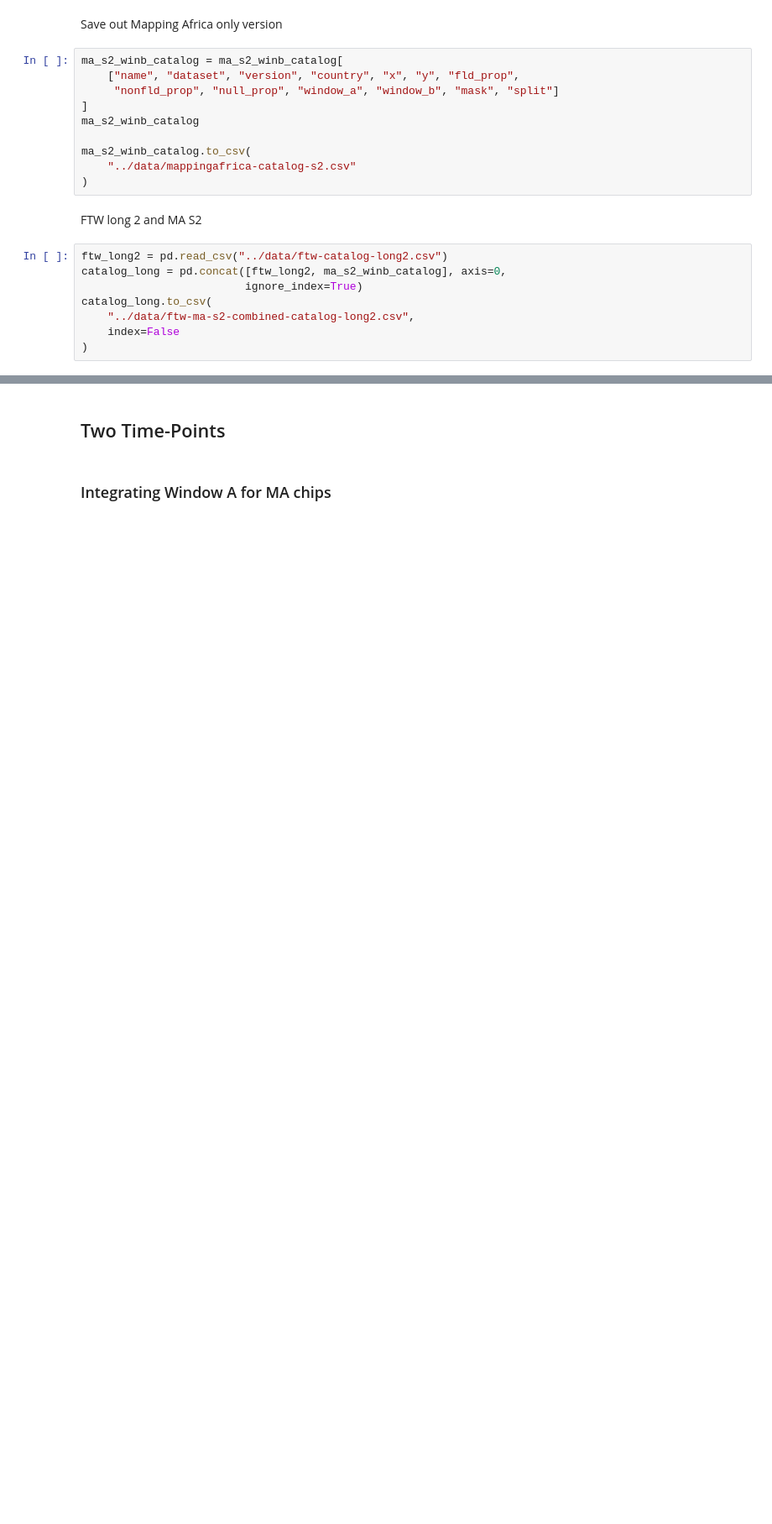
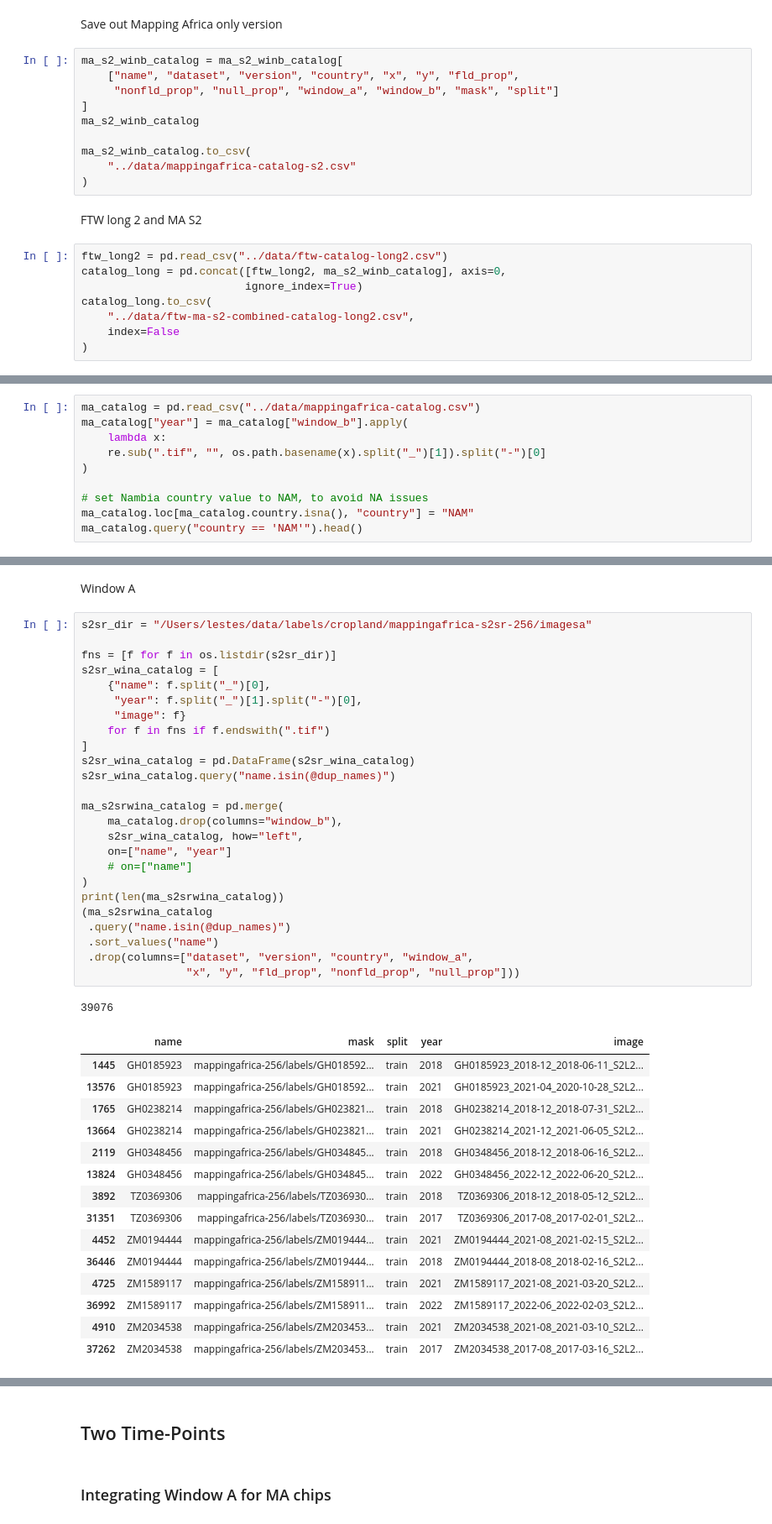
Before and after one commit to agroimpacts/ftw-mappingafrica-integration, a Jupyter notebook: notebooks/setup-experiments.ipynb, the cells around one changed output, grey strips where cells are left out. Shown at 84% size. Cells and saved outputs as stored; diff of their text form; blank space fills up the shorter version.

Commit message:
S2SR catalogs added

```diff
--- a/notebooks/setup-experiments.ipynb
+++ b/notebooks/setup-experiments.ipynb
@@ -438,0 +445,10 @@ catalog_long.to_csv(
+# %%
+ma_catalog = pd.read_csv("../data/mappingafrica-catalog.csv")
+ma_catalog["year"] = ma_catalog["window_b"].apply(
+    lambda x:
+    re.sub(".tif", "", os.path.basename(x).split("_")[1]).split("-")[0]
+)
+
+# set Nambia country value to NAM, to avoid NA issues
+ma_catalog.loc[ma_catalog.country.isna(), "country"] = "NAM"
+ma_catalog.query("country == 'NAM'").head()
@@ -438,0 +539,44 @@ catalog_long.to_csv(
+# %% [markdown]
+Window A
+# %%
+s2sr_dir = "/Users/lestes/data/labels/cropland/mappingafrica-s2sr-256/imagesa"
+
+fns = [f for f in os.listdir(s2sr_dir)]
+s2sr_wina_catalog = [
+    {"name": f.split("_")[0],
+     "year": f.split("_")[1].split("-")[0],
+     "image": f}
+    for f in fns if f.endswith(".tif")
+]
+s2sr_wina_catalog = pd.DataFrame(s2sr_wina_catalog)
+s2sr_wina_catalog.query("name.isin(@dup_names)")
+
+ma_s2srwina_catalog = pd.merge(
+    ma_catalog.drop(columns="window_b"),
+    s2sr_wina_catalog, how="left",
+    on=["name", "year"]
+    # on=["name"]
+)
+print(len(ma_s2srwina_catalog))
+(ma_s2srwina_catalog
+ .query("name.isin(@dup_names)")
+ .sort_values("name")
+ .drop(columns=["dataset", "version", "country", "window_a",
+                "x", "y", "fld_prop", "nonfld_prop", "null_prop"]))
+# %% [output]
+39076
+|  | name | mask | split | year | image |
+| 1445 | GH0185923 | mappingafrica-256/labels/GH018592... | train | 2018 | GH0185923_2018-12_2018-06-11_S2L2... |
+| 13576 | GH0185923 | mappingafrica-256/labels/GH018592... | train | 2021 | GH0185923_2021-04_2020-10-28_S2L2... |
+| 1765 | GH0238214 | mappingafrica-256/labels/GH023821... | train | 2018 | GH0238214_2018-12_2018-07-31_S2L2... |
+| 13664 | GH0238214 | mappingafrica-256/labels/GH023821... | train | 2021 | GH0238214_2021-12_2021-06-05_S2L2... |
+| 2119 | GH0348456 | mappingafrica-256/labels/GH034845... | train | 2018 | GH0348456_2018-12_2018-06-16_S2L2... |
+| 13824 | GH0348456 | mappingafrica-256/labels/GH034845... | train | 2022 | GH0348456_2022-12_2022-06-20_S2L2... |
+| 3892 | TZ0369306 | mappingafrica-256/labels/TZ036930... | train | 2018 | TZ0369306_2018-12_2018-05-12_S2L2... |
+| 31351 | TZ0369306 | mappingafrica-256/labels/TZ036930... | train | 2017 | TZ0369306_2017-08_2017-02-01_S2L2... |
+| 4452 | ZM0194444 | mappingafrica-256/labels/ZM019444... | train | 2021 | ZM0194444_2021-08_2021-02-15_S2L2... |
+| 36446 | ZM0194444 | mappingafrica-256/labels/ZM019444... | train | 2018 | ZM0194444_2018-08_2018-02-16_S2L2... |
+| 4725 | ZM1589117 | mappingafrica-256/labels/ZM158911... | train | 2021 | ZM1589117_2021-08_2021-03-20_S2L2... |
+| 36992 | ZM1589117 | mappingafrica-256/labels/ZM158911... | train | 2022 | ZM1589117_2022-06_2022-02-03_S2L2... |
+| 4910 | ZM2034538 | mappingafrica-256/labels/ZM203453... | train | 2021 | ZM2034538_2021-08_2021-03-10_S2L2... |
+| 37262 | ZM2034538 | mappingafrica-256/labels/ZM203453... | train | 2017 | ZM2034538_2017-08_2017-03-16_S2L2... |
```
Also changed, not shown: parts of 22 cells of this notebook, 2 other files.
